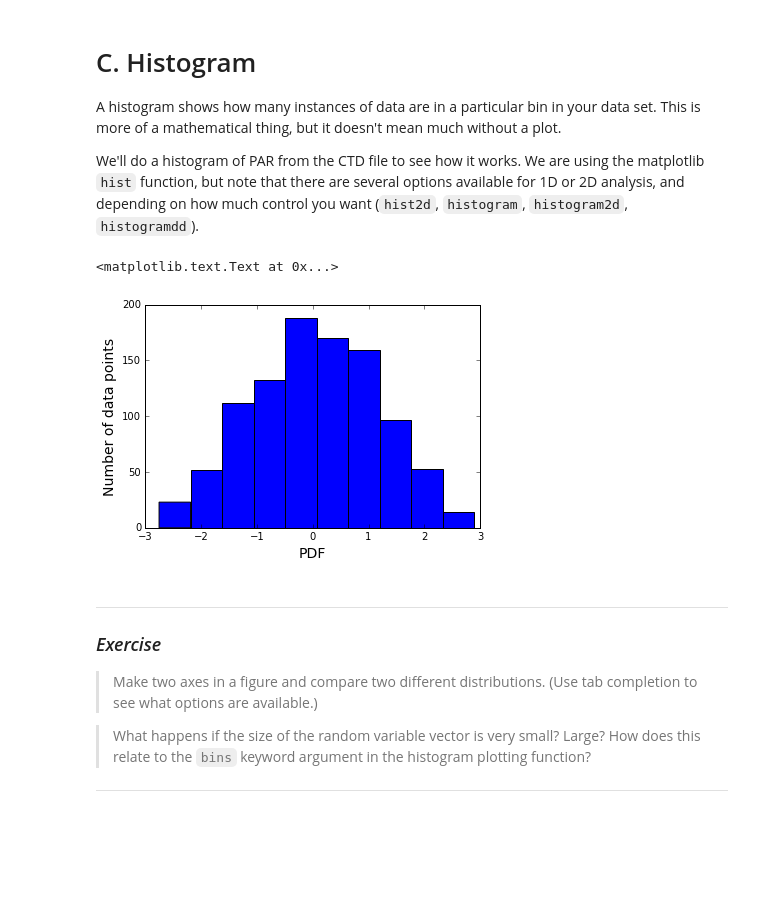
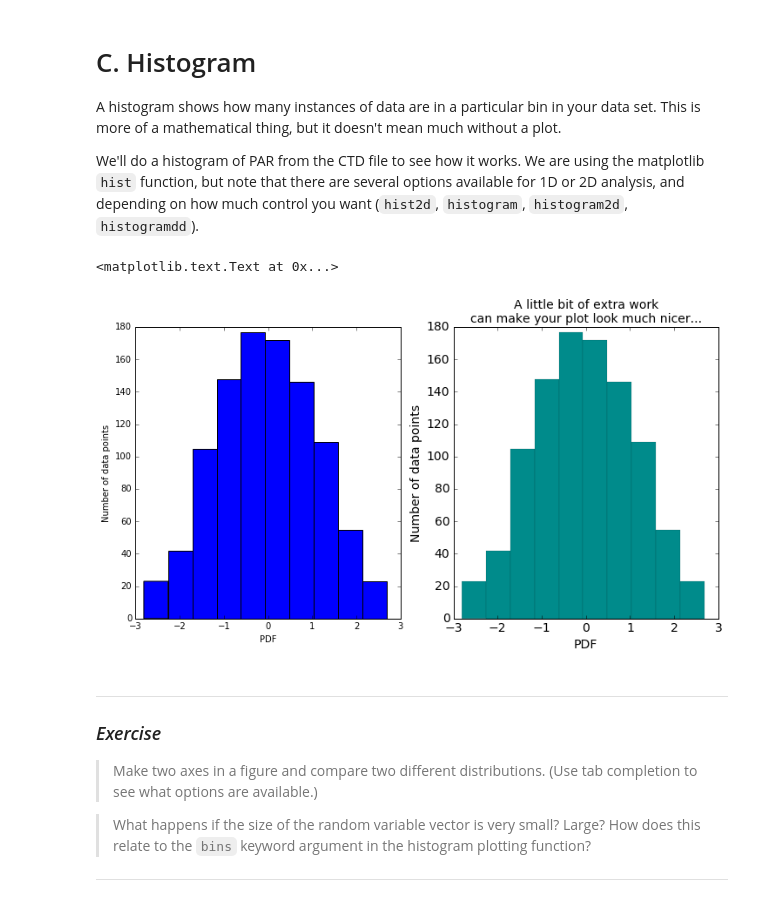
Before and after one commit to hetland/python4geosciences_OLD, a Jupyter notebook: materials/04 matplotlib.ipynb, the cells around one changed output. Cells and saved outputs as stored; diff of their text form; code cells hidden in the pictures; blank space fills up the shorter version.

```diff
--- a/materials/04 matplotlib.ipynb
+++ b/materials/04 matplotlib.ipynb
@@ -559,17 +587,24 @@ We'll do a histogram of PAR from the CTD file to see how it works. We are using
 # %%
 import scipy.stats
 
 rv = scipy.stats.cosine.rvs(size=1000)
 
-fig = plt.figure()
-ax = fig.add_subplot(111)
+fig = plt.figure(figsize=(12,6))
+ax1 = fig.add_subplot(1, 2, 1)
+ax1.hist(rv, bins=10)
+ax1.set_xlabel('PDF')
+ax1.set_ylabel('Number of data points')
 
-ax.hist(rv, bins=10)
-ax.set_xlabel('PDF', fontsize=14)
-ax.set_ylabel('Number of data points', fontsize=14)
+ax2 = fig.add_subplot(1, 2, 2)
+ax2.hist(rv, bins=10, color='darkcyan', lw=0.1)
+ax2.set_xlabel('PDF', fontsize=14)
+ax2.set_ylabel('Number of data points', fontsize=14)
+plt.xticks(fontsize=14);
+plt.yticks(fontsize=14);
+ax2.set_title('A little bit of extra work\ncan make your plot look much nicer...', fontsize=14)
 # %% [output]
 <matplotlib.text.Text at 0x...>
-[figure, old version]
+[figure, new version]
 # %% [markdown]
 ---
 ### *Exercise*
```
Also changed, not shown: parts of 30 cells of this notebook, 1 other file.
